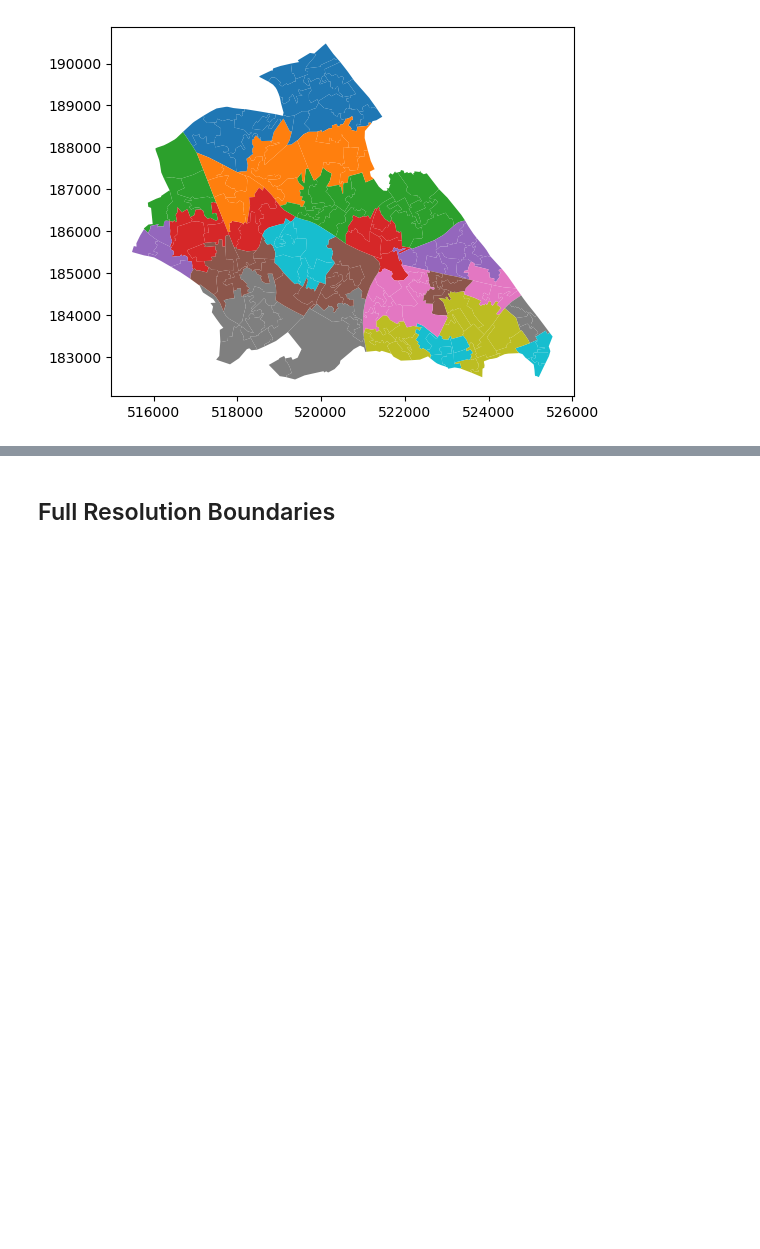
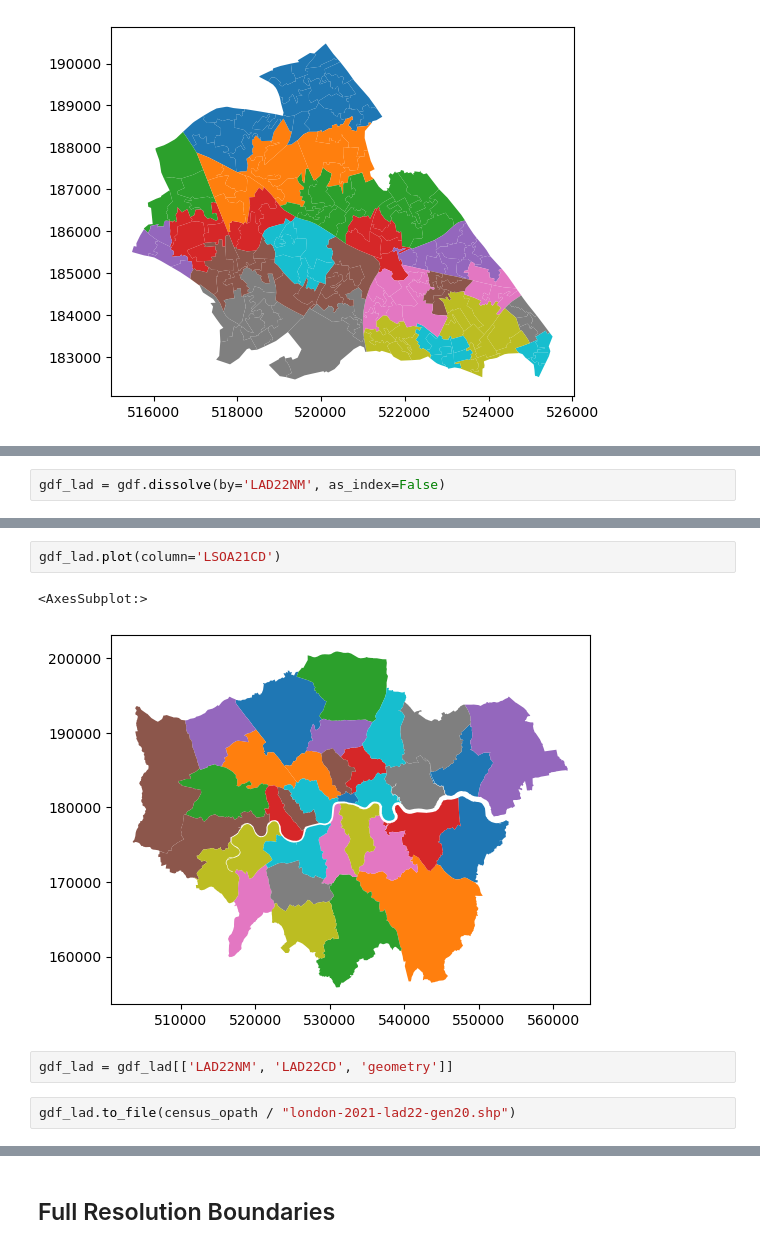
Before and after one commit to jamesdamillington/london-data, a Jupyter notebook: code/london-census2021-geography.ipynb, the cells around one changed output, grey strips where cells are left out. Drawn from its saved outputs; the diff is of its cells as text; blank space fills up the shorter version.

```diff
--- a/code/london-census2021-geography.ipynb
+++ b/code/london-census2021-geography.ipynb
@@ -355,0 +360,2 @@ gdf[gdf['LSOA21NM'].str.contains('Brent')].plot(column='MSOA21NM')
+# %%
+gdf_lad = gdf.dissolve(by='LAD22NM', as_index=False)
@@ -355,0 +379,9 @@ gdf[gdf['LSOA21NM'].str.contains('Brent')].plot(column='MSOA21NM')
+# %%
+gdf_lad.plot(column='LSOA21CD')
+# %% [output]
+<AxesSubplot:>
+[figure, added]
+# %%
+gdf_lad = gdf_lad[['LAD22NM', 'LAD22CD', 'geometry']]
+# %%
+gdf_lad.to_file(census_opath / "london-2021-lad22-gen20.shp")
```
Also changed, not shown: parts of 9 cells of this notebook, 12 other files.
